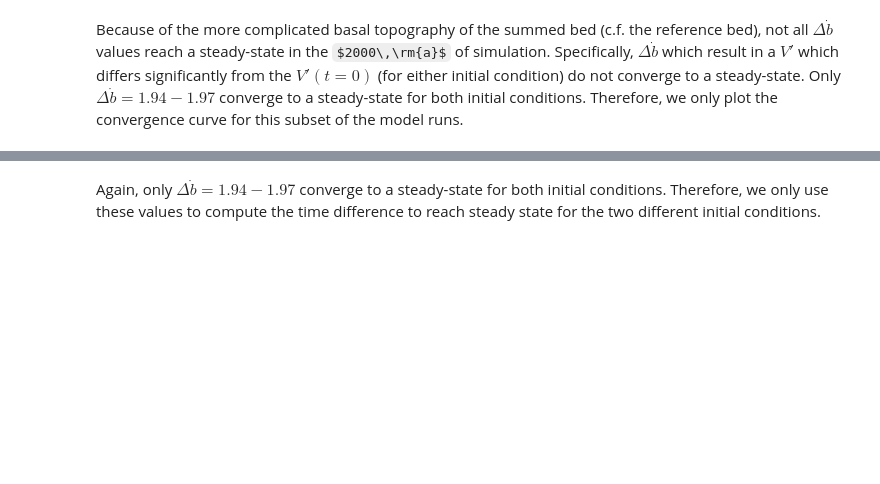
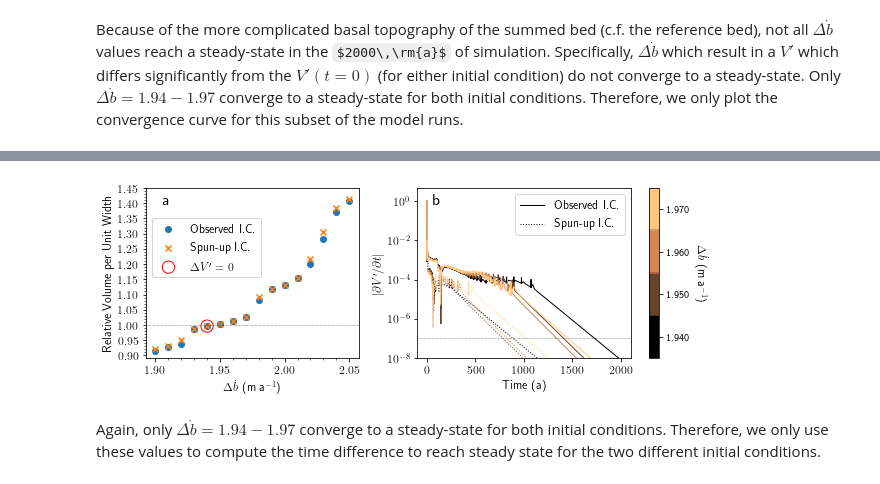
Before and after one commit to andrewdnolan/Harmonic_Beds, a Jupyter notebook: elmer/Notebooks/Hysterisis.ipynb, the cells around one changed output, grey strips where cells are left out. Drawn from its saved outputs; the diff is of its cells as text; code cells hidden in the pictures; some formulas as TeX source; blank space fills up the shorter version.

```diff
--- a/elmer/Notebooks/Hysterisis.ipynb
+++ b/elmer/Notebooks/Hysterisis.ipynb
@@ -202,3 +228,94 @@ fig.savefig('../plots/farinotti_corrected/dx50/hysteresis/dVdt.png', dpi=400, bb
+# %%
+fig, ax = plt.subplots(1,2, figsize=(8.5,3), constrained_layout=True)
+
+ax[0].scatter(OIC_vol.Delta_MB, OIC_vol.isel(t=-1),label='Observed I.C.')
+ax[0].scatter(SIC_vol.Delta_MB, SIC_vol.isel(t=-1),label='Spun-up  I.C.',marker='x')
+
+
+ax[0].scatter(OIC_vol.isel(Delta_MB=4).Delta_MB,
+           OIC_vol.isel(Delta_MB=4).isel(t=-1),
+           s=150, edgecolors='r', facecolor='None',
+           label='$\Delta V\' = 0$')
+
+ax[0].legend(loc=6, bbox_to_anchor=(0.0, 0.65))
+
+ax[0].axhline(1.0, ls=':', c='k', lw=0.5)
+
+ax[0].set_ylabel('Relative Volume per Unit Width')
+ax[0].set_xlabel('$\Delta \dot b$ (m a$^{-1}$)')
+
+# Major ticks every 20, minor ticks every 5
+major_ticks = np.arange(1.90, 2.051, 0.05)
+minor_ticks = np.arange(1.90, 2.051, 0.01)
+ax[0].set_xticks(major_ticks);
+ax[0].set_xticks(minor_ticks, minor=True);
+
+major_ticks = np.arange(0.9, 1.50, 0.05)
+minor_ticks = np.arange(0.9, 1.45, 0.01)
+
+ax[0].set_yticks(major_ticks);
+ax[0].set_yticks(minor_ticks, minor=True);
+
+
+########################
+# Subplot 2: convergence
+########################
+for delta_mb in np.arange(1.94,1.97,0.01):
+    color = cmap_sub(norm_sub(delta_mb))
+
+    ax[1].plot(OIC_sub.t,
+            np.abs(OIC_sub.sel(Delta_MB=delta_mb).differentiate('t')),
+            color=color,
+            lw=1.0)
+    ax[1].plot(SIC_sub.t,
+            np.abs(SIC_sub.sel(Delta_MB=delta_mb).differentiate('t')),
+            color=color,
+            lw=1.0,
+            ls=':')
+
+# aditional lines
+custom_lines = [Line2D([0], [0], color='k', lw=1, ls='-'),
+                Line2D([0], [0], color='k', lw=1, ls=':')]
+
+ax[1].legend(custom_lines, ['Observed I.C.', 'Spun-up  I.C.'], loc=1)
+
+cbar = fig.colorbar(s_map_sub,
+                spacing='proportional',
+                ticks=OIC_sub.Delta_MB,
+                ax=ax,
+                aspect=50,
+                boundaries=bounds_sub,
+                drawedges=True,
+                format='%2.{}f'.format(3))
+# annotate the colorbar axes
+cbar.set_label('$\Delta \dot b$ (m a$^{-1}$)', rotation=270, labelpad=20)
+cbar.ax.tick_params(labelsize='small')
+
+ax[1].set_ylabel(r'$\left| \partial V^{\prime} / \partial t \right|$')
+ax[1].set_xlabel('Time (a)')
+
+ax[1].set_yscale('log')
+# Major ticks every 20, minor ticks every 5
+# major_ticks = np.logspace(0, -8, 5)
+# minor_ticks = np.logspace(0, -8, 9)
+# ax.set_yticks(major_ticks);
+# ax.set_yticks(minor_ticks, minor=True);
+
+
+ax[1].axhline(1e-7, ls=':', c='k', lw=0.5)
+ax[1].set_ylim(1e-8, None);
+
+
+
+ax[0].text(0.075, 0.9, 'a', transform=ax[0].transAxes,
+               fontsize=16, fontweight='bold')
+ax[1].text(0.075, 0.9, 'b', transform=ax[1].transAxes,
+               fontsize=16, fontweight='bold')
+
+
+fig.savefig('../plots/farinotti_corrected/dx50/hysteresis/Vol_and_dVdt_hysteresis.pdf')
+# %% [output]
+[figure, added]
 # %% [markdown]
 Again, only $\Delta \dot{b} = 1.94-1.97$ converge to a steady-state for both initial conditions. Therefore, we only use these values to compute the time difference to reach steady state for the two different initial conditions.
 # %%
```
Also changed, not shown: parts of 5 cells of this notebook, 4 other files.
